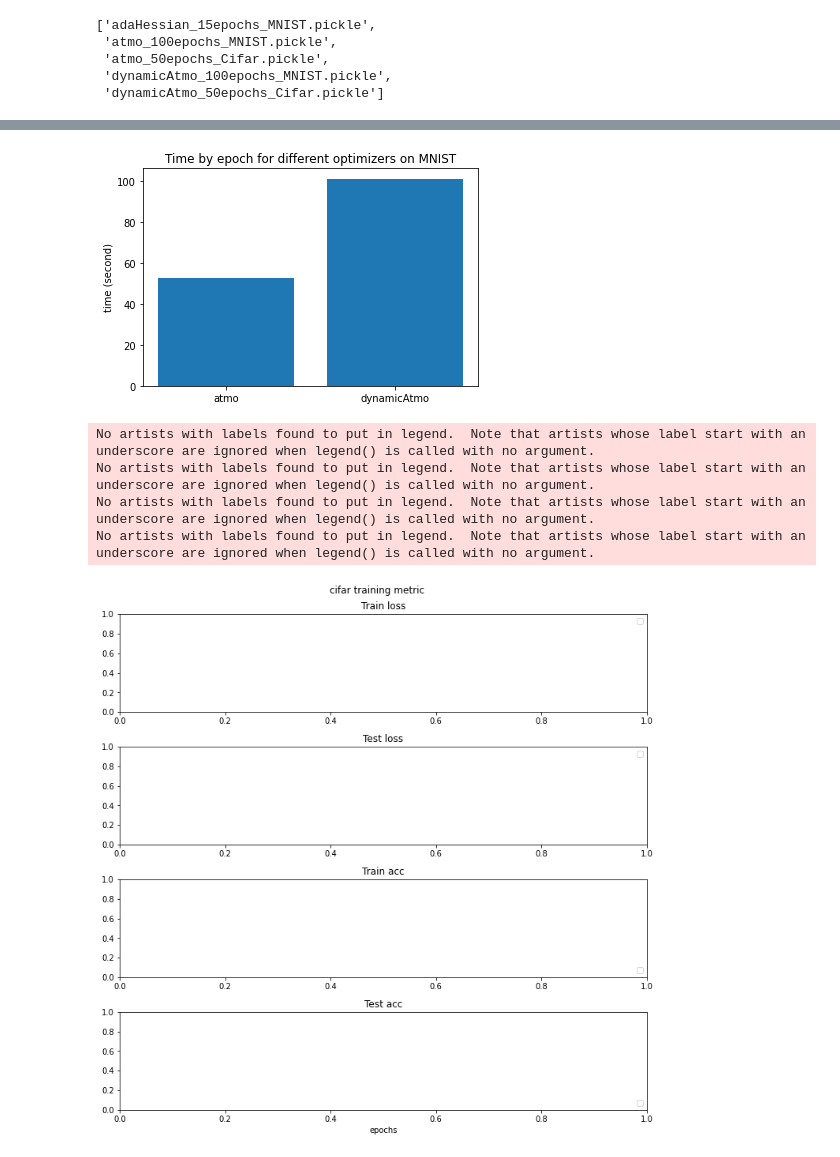
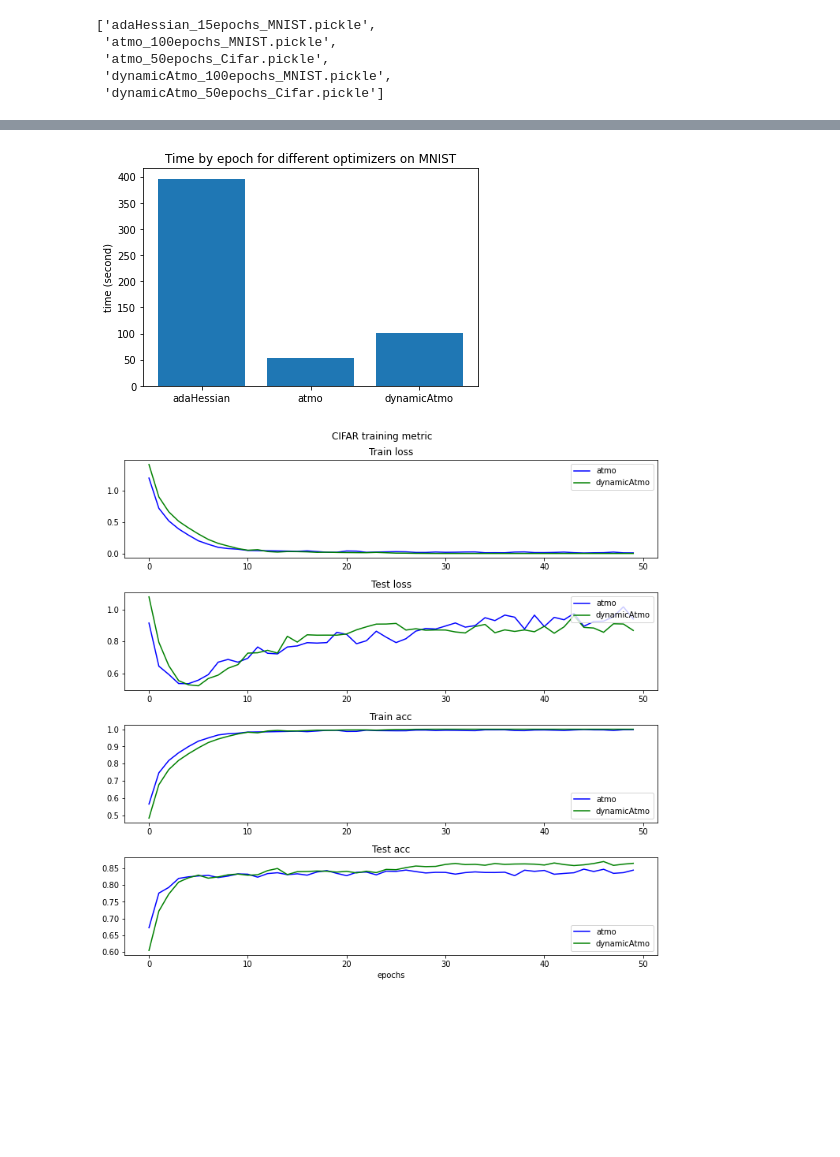
Before and after one commit to louisPoulain/OptiForML2022, a Jupyter notebook: result_visualization.ipynb, the cells around one changed output, grey strips where cells are left out. Saved outputs shown, nothing was run; the diff lists cells and outputs as text; code cells hidden in the pictures; blank space fills up the shorter version.

Commit message:
add adahessian cifar

```diff
--- a/result_visualization.ipynb
+++ b/result_visualization.ipynb
@@ -40,40 +33,3 @@ filenames
  'atmo_50epochs_Cifar.pickle',
  'dynamicAtmo_100epochs_MNIST.pickle',
  'dynamicAtmo_50epochs_Cifar.pickle']
-# %%
-# CIFAR metric plot
-figure, axis = plt.subplots(4, 1, figsize=(10,10))
-color = ["b", "g", "r", "y", "c", "m", "k", "lime", "orange", "gray"]
-time_epoch= dict()
-i=0
-for filename in filenames:
-  if filename.find("Cifar") != -1:
-    with open(os.path.join(TRAIN_HISTORY_DIR, filename),'rb') as file:
-       history = CPU_Unpickler(file).load()
-    train_loss = history["train_loss"]
-    test_loss = history["test_loss"]
-    for a, loss in enumerate(train_loss):
-          train_loss[a] = loss.item()
-    for a, loss in enumerate(test_loss):
-          test_loss[a] = loss.item()
-    train_acc = history["train_acc"]
-    test_acc = history["test_acc"]
-    axis[0].plot(train_loss, color[i], label=history["optimizer"])
-    axis[1].plot(test_loss, color[i], label=history["optimizer"])
-    axis[2].plot(train_acc, color[i], label=history["optimizer"])
-    axis[3].plot(test_acc, color[i], label=history["optimizer"])
-    time_epoch[history["optimizer"]] = history["time_epoch"]
-    i = i+1
-axis[0].set_title("Train loss")
-axis[1].set_title("Test loss")
-axis[2].set_title("Train acc")
-axis[3].set_title("Test acc")
-axis[3].set_xlabel("epochs")
-axis[0].legend(loc="upper right")
-axis[1].legend(loc="upper right")
-axis[2].legend(loc="lower right")
-axis[3].legend(loc="lower right")
-figure.suptitle("CIFAR training metric")
-figure.tight_layout()
-plt.savefig(os.path.join(FIGURE_DIR, 'CIFAR_training_metric'))
-plt.show()
@@ -133,50 +85,46 @@ plt.title("Time by epoch for different optimizers on MNIST")
 plt.savefig(os.path.join(FIGURE_DIR, 'time_epoch_MNIST'))
 plt.show()
 # %% [output]
-[figure, old version]
+[figure, new version]
 # %%
-# cifar metric plot
+# CIFAR metric plot
 figure, axis = plt.subplots(4, 1, figsize=(10,10))
 color = ["b", "g", "r", "y", "c", "m", "k", "lime", "orange", "gray"]
 time_epoch= dict()
 i=0
 for filename in filenames:
-  if filename.find("cifar") != -1:
+  if filename.find("Cifar") != -1:
     with open(os.path.join(TRAIN_HISTORY_DIR, filename),'rb') as file:
        history = CPU_Unpickler(file).load()
     train_loss = history["train_loss"]
     test_loss = history["test_loss"]
     for a, loss in enumerate(train_loss):
           train_loss[a] = loss.item()
     for a, loss in enumerate(test_loss):
           test_loss[a] = loss.item()
     train_acc = history["train_acc"]
     test_acc = history["test_acc"]
     axis[0].plot(train_loss, color[i], label=history["optimizer"])
     axis[1].plot(test_loss, color[i], label=history["optimizer"])
     axis[2].plot(train_acc, color[i], label=history["optimizer"])
     axis[3].plot(test_acc, color[i], label=history["optimizer"])
     time_epoch[history["optimizer"]] = history["time_epoch"]
     i = i+1
 axis[0].set_title("Train loss")
 axis[1].set_title("Test loss")
 axis[2].set_title("Train acc")
 axis[3].set_title("Test acc")
 axis[3].set_xlabel("epochs")
 axis[0].legend(loc="upper right")
 axis[1].legend(loc="upper right")
 axis[2].legend(loc="lower right")
 axis[3].legend(loc="lower right")
-figure.suptitle("cifar training metric")
+figure.suptitle("CIFAR training metric")
 figure.tight_layout()
-plt.savefig(os.path.join(FIGURE_DIR, 'cifar_training_metric'))
+plt.savefig(os.path.join(FIGURE_DIR, 'CIFAR_training_metric'))
 plt.show()
 # %% [output]
-No artists with labels found to put in legend.  Note that artists whose label start with an underscore are ignored when legend() is called with no argument.
-No artists with labels found to put in legend.  Note that artists whose label start with an underscore are ignored when legend() is called with no argument.
-No artists with labels found to put in legend.  Note that artists whose label start with an underscore are ignored when legend() is called with no argument.
-No artists with labels found to put in legend.  Note that artists whose label start with an underscore are ignored when legend() is called with no argument.
-[figure, old version]
+[figure, new version]
 # %%
 # time by epoch for cifar
 optimizers = []
```
Also changed, not shown: parts of 5 cells of this notebook, 3 other files.
